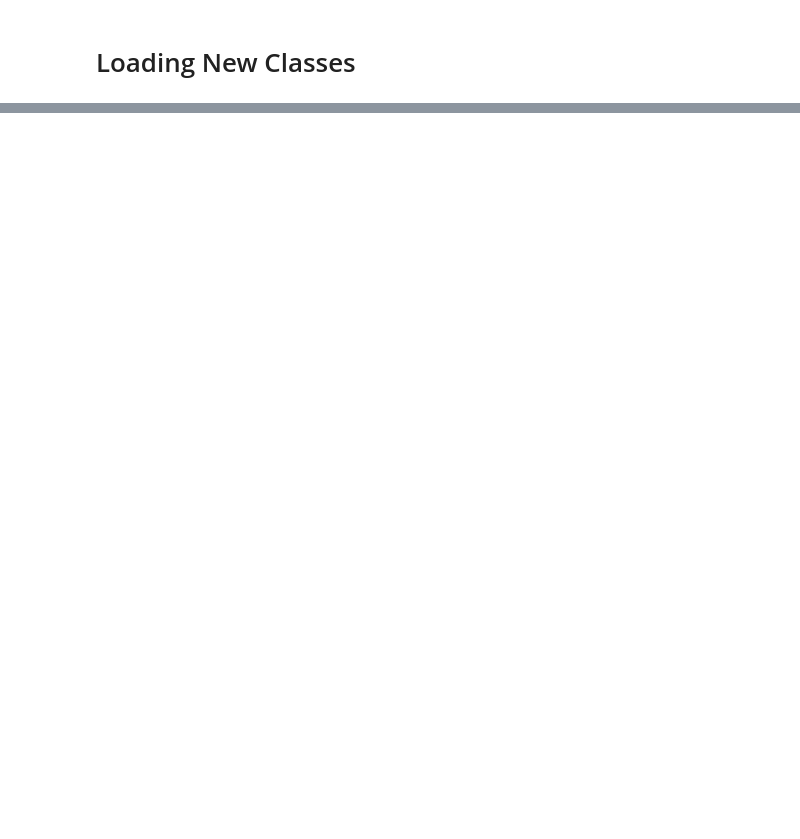
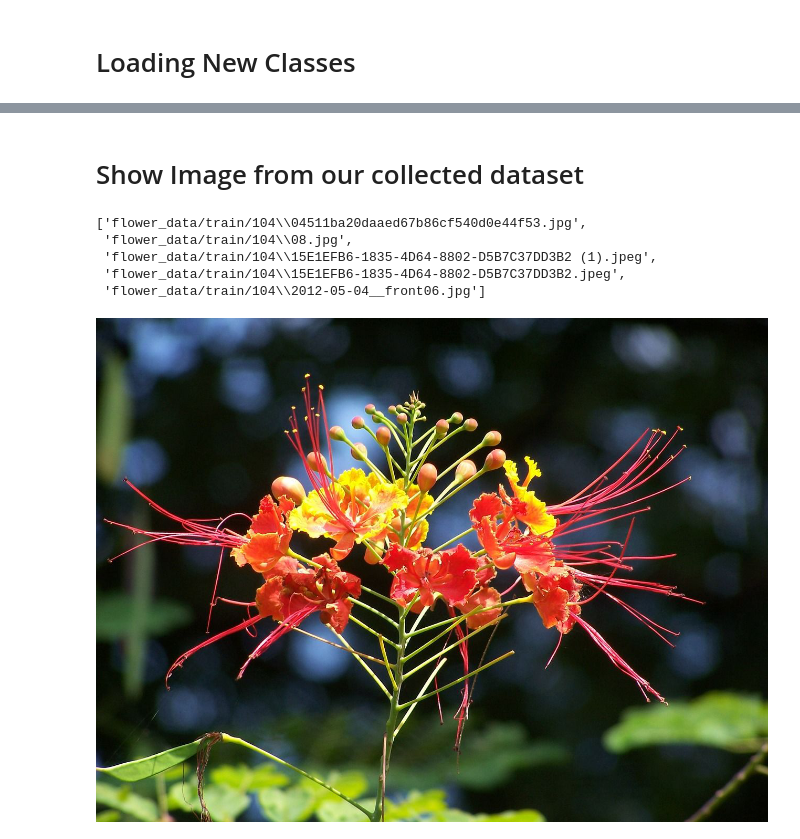
Before and after one commit to praggadas/SU20_CSE299_SAA3_Group1, a Jupyter notebook: Code/processing_data.ipynb, the cells around one changed output, grey strips where cells are left out. Drawn from its saved outputs; the diff is of its cells as text; code cells hidden in the pictures; blank space fills up the shorter version.

```diff
--- a/Code/processing_data.ipynb
+++ b/Code/processing_data.ipynb
@@ -62,0 +93,16 @@ Ids: 79 | Class: toad lily
+# %% [markdown]
+# Show Image from our collected dataset
+# %%
+collected_images = glob.glob("flower_data/train/104/*")
+collected_images[:5]
+# %% [output]
+['flower_data/train/104\\04511ba20daaed67b86cf540d0e44f53.jpg',
+ 'flower_data/train/104\\08.jpg',
+ 'flower_data/train/104\\15E1EFB6-1835-4D64-8802-D5B7C37DD3B2 (1).jpeg',
+ 'flower_data/train/104\\15E1EFB6-1835-4D64-8802-D5B7C37DD3B2.jpeg',
+ 'flower_data/train/104\\2012-05-04__front06.jpg']
+# %%
+image_path = collected_images[0]
+Image.open(image_path)
+# %% [output]
+[figure, added]
```
Also changed, not shown: parts of 11 cells of this notebook.
